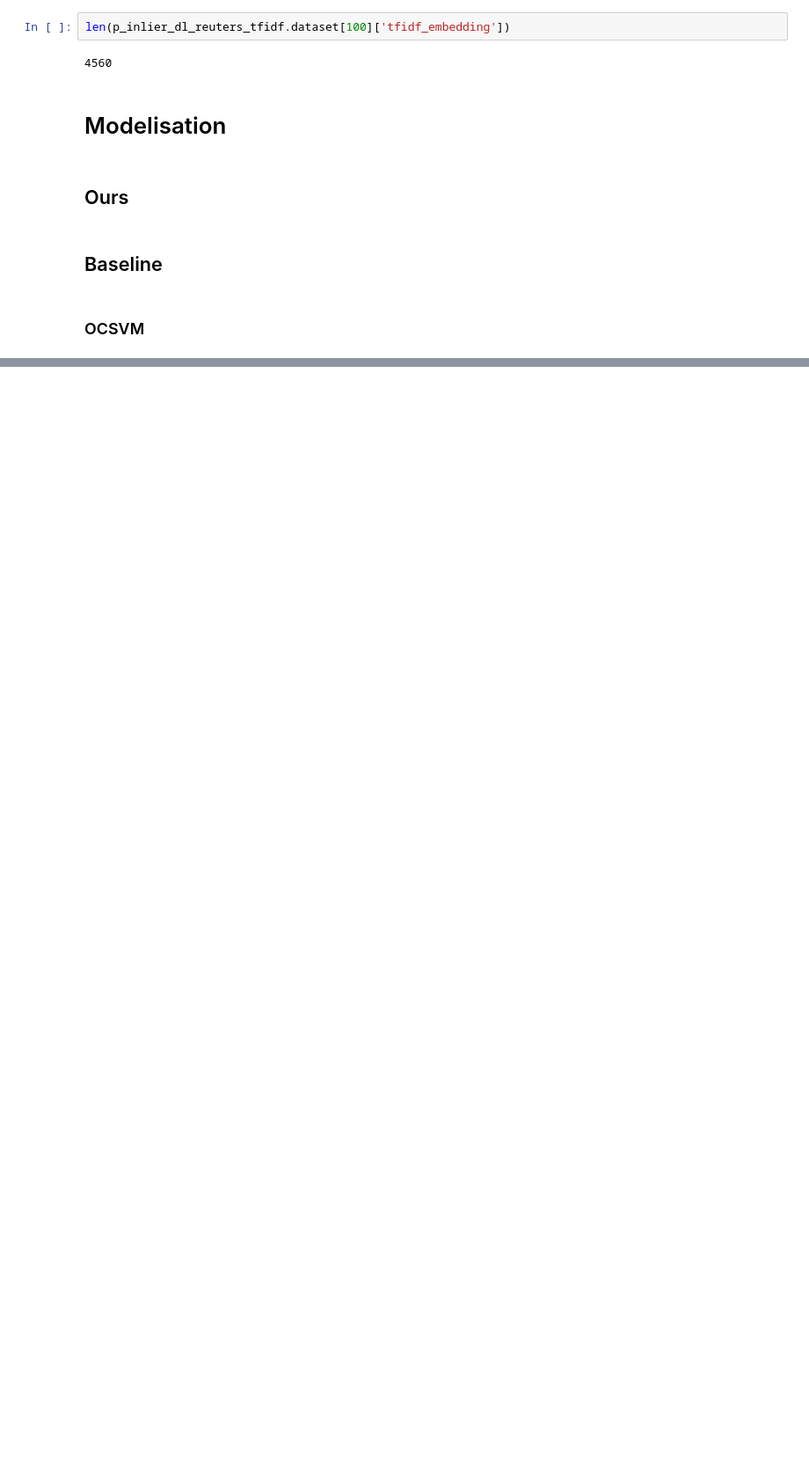
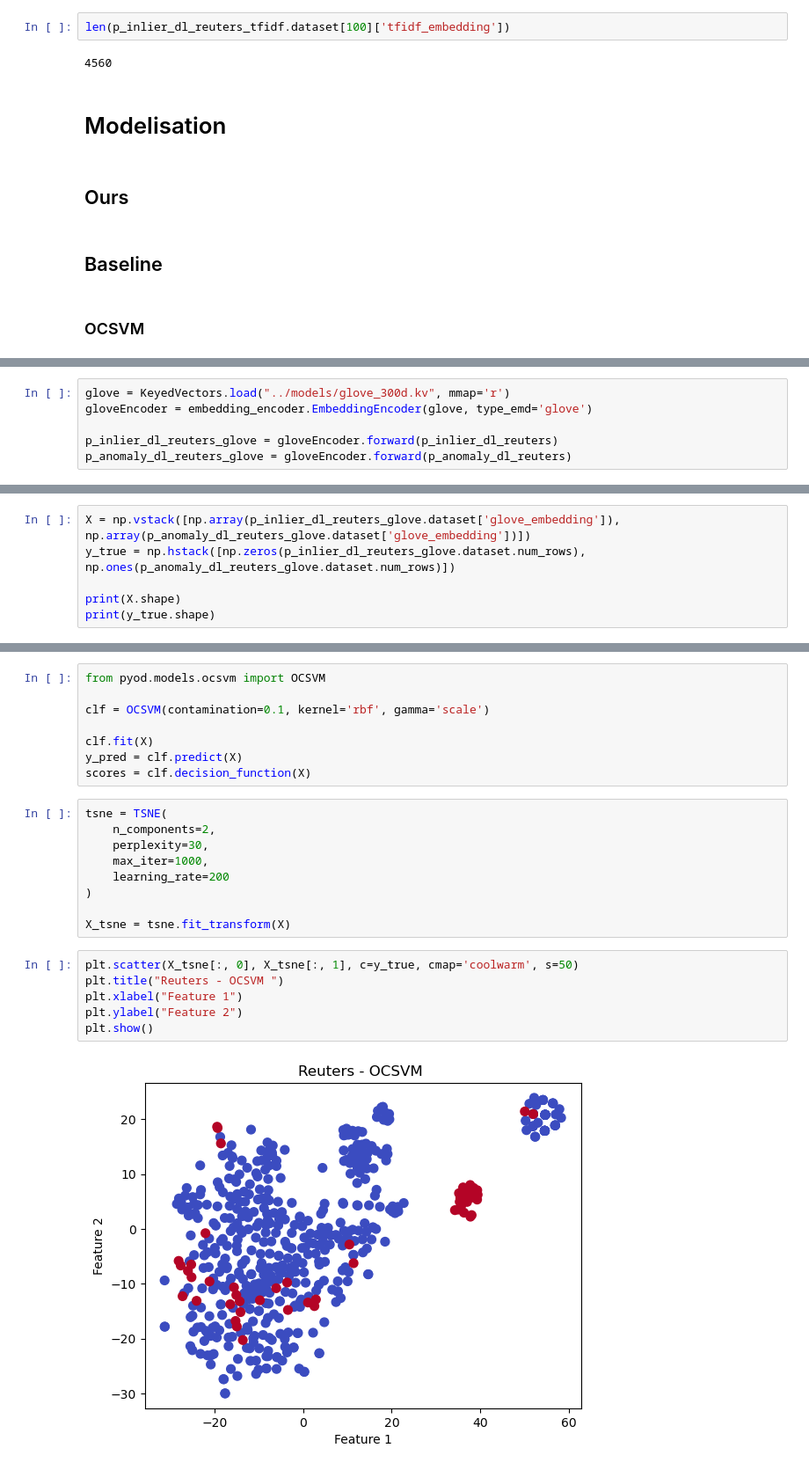
Before and after one commit to AmineYK/Textual-Anomaly-Detection-Framework, a Jupyter notebook: Anomaly Detection Framework/draft.ipynb, the cells around one changed output, grey strips where cells are left out. Shown at 88% size. Saved outputs shown, nothing was run; the diff lists cells and outputs as text; blank space fills up the shorter version.

Commit message:
adding OCSVM model from pyod + adding anomaly_rate parameter to TAC algorithm

```diff
--- a/Anomaly Detection Framework/draft.ipynb
+++ b/Anomaly Detection Framework/draft.ipynb
@@ -1075,0 +1058,6 @@ Recall:     0.3750
+# %%
+glove = KeyedVectors.load("../models/glove_300d.kv", mmap='r')
+gloveEncoder = embedding_encoder.EmbeddingEncoder(glove, type_emd='glove')
+
+p_inlier_dl_reuters_glove = gloveEncoder.forward(p_inlier_dl_reuters)
+p_anomaly_dl_reuters_glove = gloveEncoder.forward(p_anomaly_dl_reuters)
@@ -1075,0 +1076,6 @@ Recall:     0.3750
+# %%
+X = np.vstack([np.array(p_inlier_dl_reuters_glove.dataset['glove_embedding']), np.array(p_anomaly_dl_reuters_glove.dataset['glove_embedding'])])
+y_true = np.hstack([np.zeros(p_inlier_dl_reuters_glove.dataset.num_rows), np.ones(p_anomaly_dl_reuters_glove.dataset.num_rows)])
+
+print(X.shape)
+print(y_true.shape)
@@ -1075,0 +1085,25 @@ Recall:     0.3750
+# %%
+from pyod.models.ocsvm import OCSVM
+
+clf = OCSVM(contamination=0.1, kernel='rbf', gamma='scale')
+
+clf.fit(X)
+y_pred = clf.predict(X)
+scores = clf.decision_function(X)
+# %%
+tsne = TSNE(
+    n_components=2,
+    perplexity=30,
+    max_iter=1000,
+    learning_rate=200
+)
+
+X_tsne = tsne.fit_transform(X)
+# %%
+plt.scatter(X_tsne[:, 0], X_tsne[:, 1], c=y_true, cmap='coolwarm', s=50)
+plt.title("Reuters - OCSVM ")
+plt.xlabel("Feature 1")
+plt.ylabel("Feature 2")
+plt.show()
+# %% [output]
+[figure, added]
```
Also changed, not shown: parts of 19 cells of this notebook, 3 other files.
